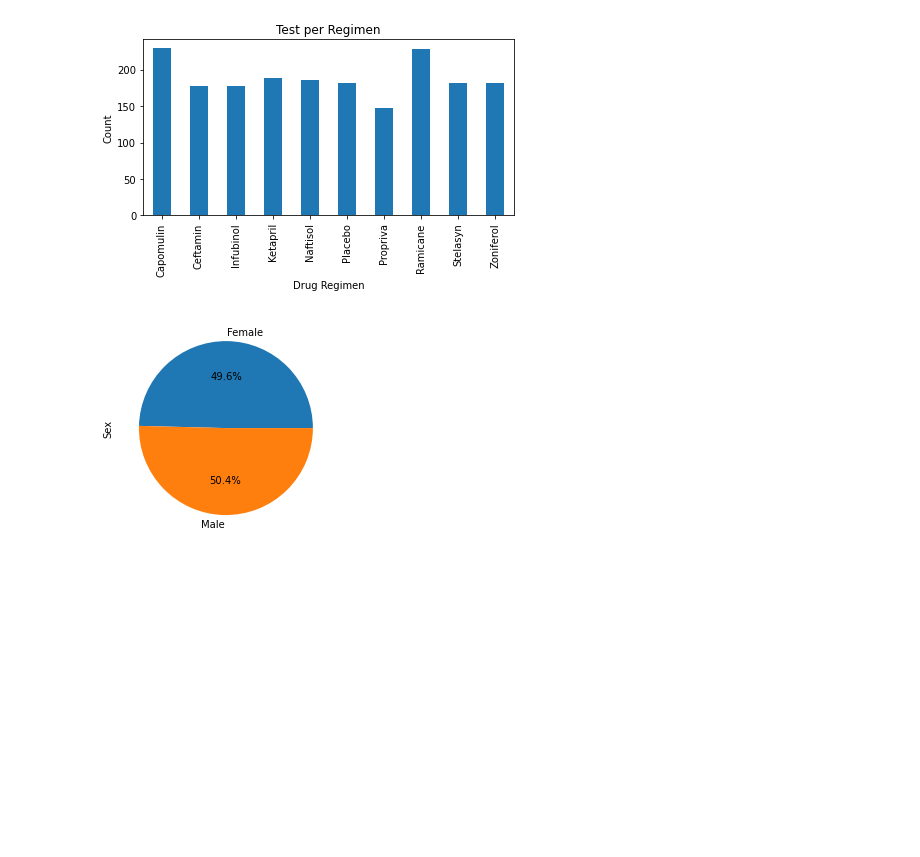
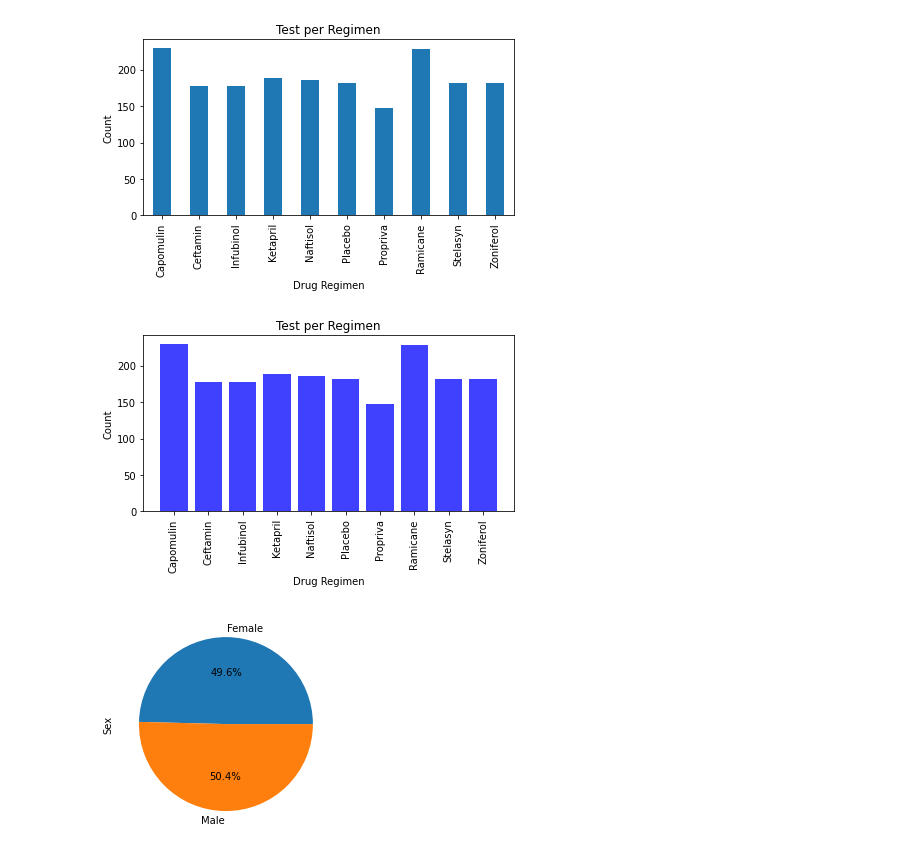
Before and after one commit to abaker178/matplotlib-challenge, a Jupyter notebook: pymaceuticals.ipynb, the cells around one changed output. Cells and saved outputs as stored; diff of their text form; code cells hidden in the pictures; blank space fills up the shorter version.

```diff
--- a/pymaceuticals.ipynb
+++ b/pymaceuticals.ipynb
@@ -67,6 +65,7 @@ combined_data_raw["Dupe?"] = combined_data_raw.duplicated(subset=["Mouse ID","Ti
 duped_mouse = combined_data_raw.loc[combined_data_raw["Dupe?"] == True,]["Mouse ID"]
 duped_mouse = duped_mouse.unique()[0]
 combined_data = combined_data_raw.loc[combined_data_raw["Mouse ID"] != duped_mouse,]
+combined_data = combined_data.drop(columns="Dupe?")
 combined_data
 # %% [output]
 |  | Mouse ID | Drug Regimen | Sex | Age_months | Weight (g) | Timepoint | Tumor Volume (mm3) | ... |
@@ -189,6 +188,18 @@ tests_per_drug_plt.set_ylabel("Count")
 plt.tight_layout()
 # %% [output]
 [figure]
+# %%
+# Generate a bar plot showing the total number of measurements taken on each drug regimen using pyplot.
+x_axis = tests_per_drug.index
+y_axis = tests_per_drug.values
+plt.bar(x_axis,y_axis,color='blue',alpha=.75)
+plt.xticks(rotation=90)
+plt.title("Test per Regimen")
+plt.xlabel("Drug Regimen")
+plt.ylabel("Count")
+plt.tight_layout()
+# %% [output]
+[figure, added]
 # %%
 # Generate a pie plot showing the distribution of female versus male mice using pandas
 combined_gender = combined_data.drop_duplicates("Mouse ID")
```
Also changed, not shown: parts of 9 cells of this notebook.
